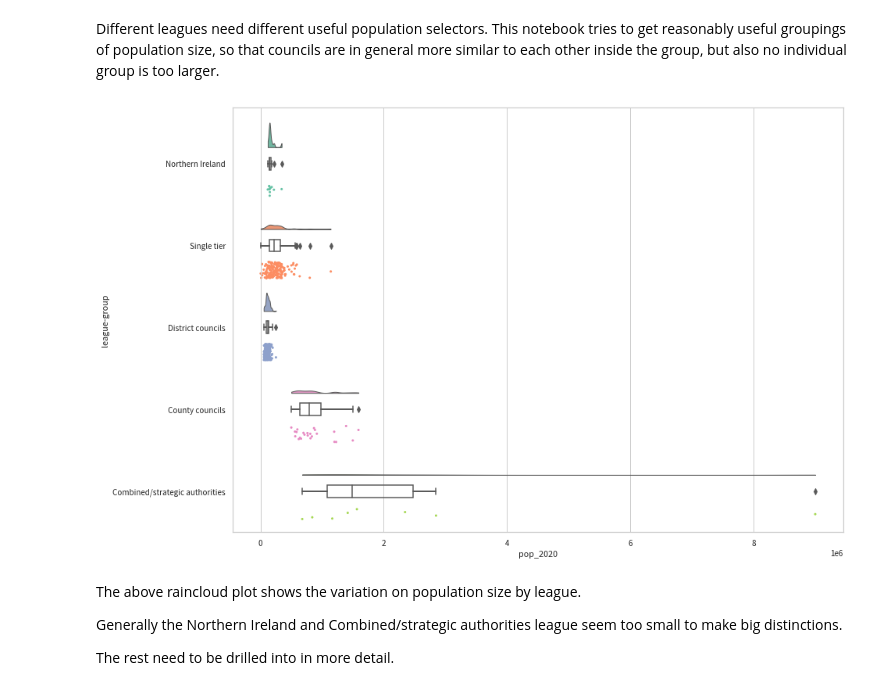
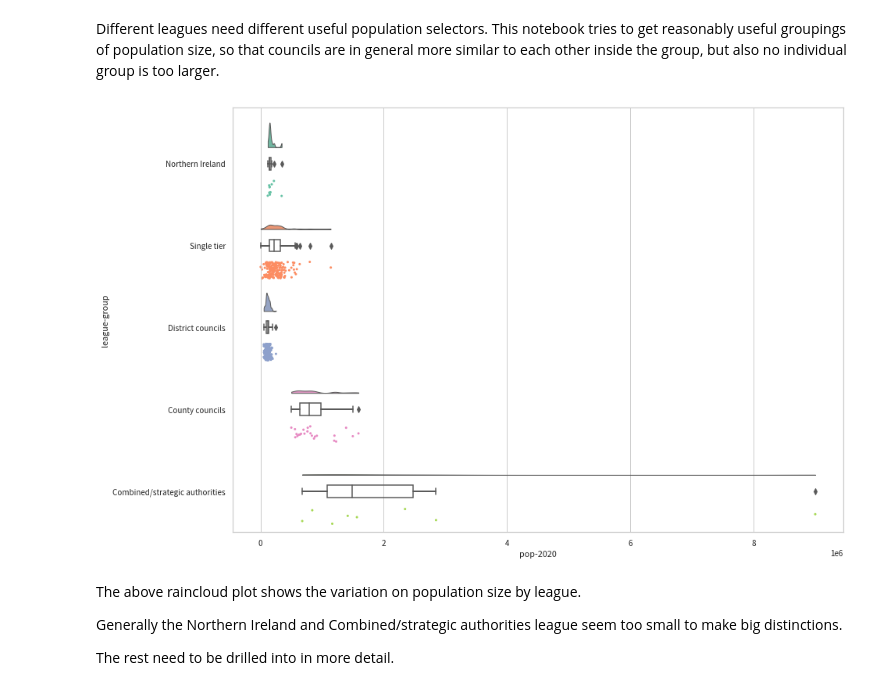
Before and after one commit to mysociety/climate_league_filter_datasets, a Jupyter notebook: notebooks/population.ipynb, the cells around one changed output. Drawn from its saved outputs; the diff is of its cells as text; code cells hidden in the pictures.

```diff
--- a/notebooks/population.ipynb
+++ b/notebooks/population.ipynb
@@ -16,9 +16,9 @@ updated_buckets = []
 # %% [markdown]
 Different leagues need different useful population selectors. This notebook tries to get reasonably useful groupings of population size, so that councils are in general more similar to each other inside the group, but also no individual group is too larger.
 # %%
-df.viz.raincloud("pop_2020", "league-group")
+df.viz.raincloud("pop-2020", "league-group")
 # %% [output]
-[figure, old version]
+[figure, new version]
 # %% [markdown]
 The above raincloud plot shows the variation on population size by league.
 
```
Also changed, not shown: parts of 14 cells of this notebook, 2 other files.
